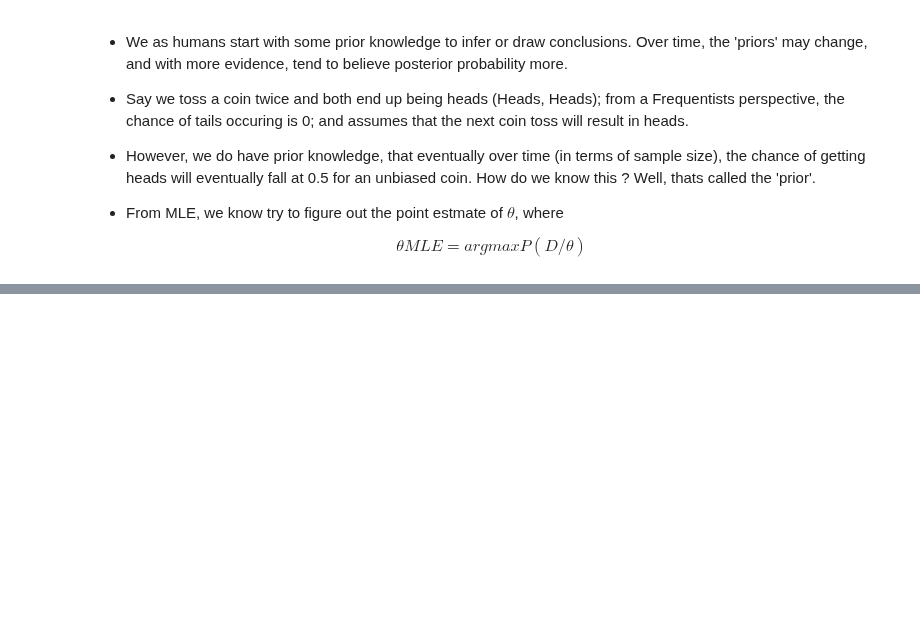
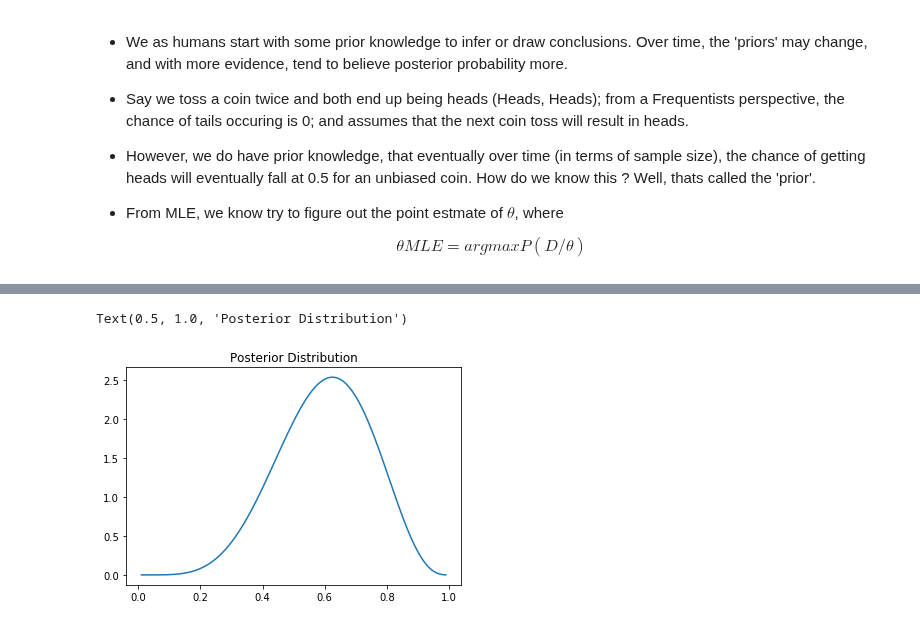
Before and after one commit to AdiVarma27/AdiVarma27.github.io, a Jupyter notebook: _jupyter/2019-04-07-Frequentist vs Bayesian Thinking with MLE & MAP.ipynb, the cells around one changed output, grey strips where cells are left out. Drawn from its saved outputs; the diff is of its cells as text; code cells hidden in the pictures; blank space fills up the shorter version.

```diff
--- a/_jupyter/2019-04-07-Frequentist vs Bayesian Thinking with MLE & MAP.ipynb
+++ b/_jupyter/2019-04-07-Frequentist vs Bayesian Thinking with MLE & MAP.ipynb
@@ -146,7 +165,15 @@ $$Hence, {P(\theta/D)} ∼ Beta(\alpha + x, \beta - x + 1)$$
 # %%
 from scipy.stats import beta
 
-def plotBetaDist(a, b, alpha_param=0, beta_param=0):
+def plotBetaDist(a, b, x_param, n_param):
     x = np.arange (0.01, 1, 0.01)
-    y = beta.pdf(x,a+alpha_param,b-beta_param+1)
+    y = beta.pdf(x,a+x_param,b+n_param-x_param)
     plt.plot(x,y)
+# %%
+# X = 2, N = 2
+
+plotBetaDist(4, 4, x_param=2, n_param=2)
+plt.title('Posterior Distribution')
+# %% [output]
+Text(0.5, 1.0, 'Posterior Distribution')
+[figure, added]
```
Also changed, not shown: parts of 8 cells of this notebook.
